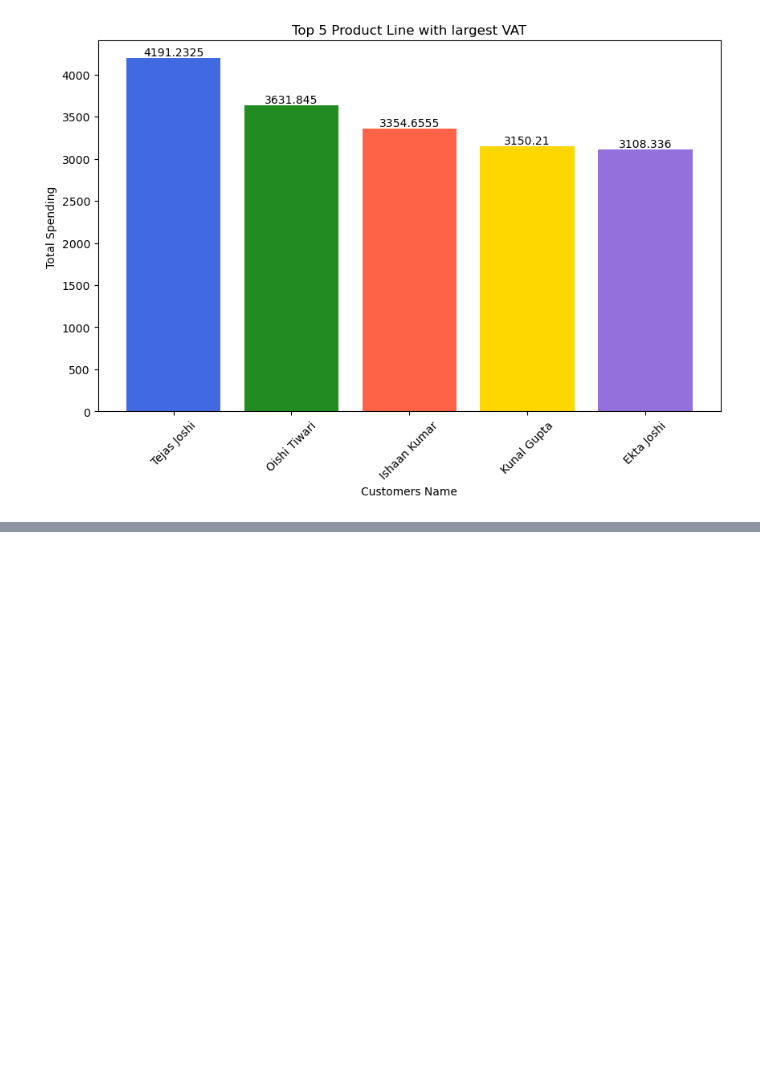
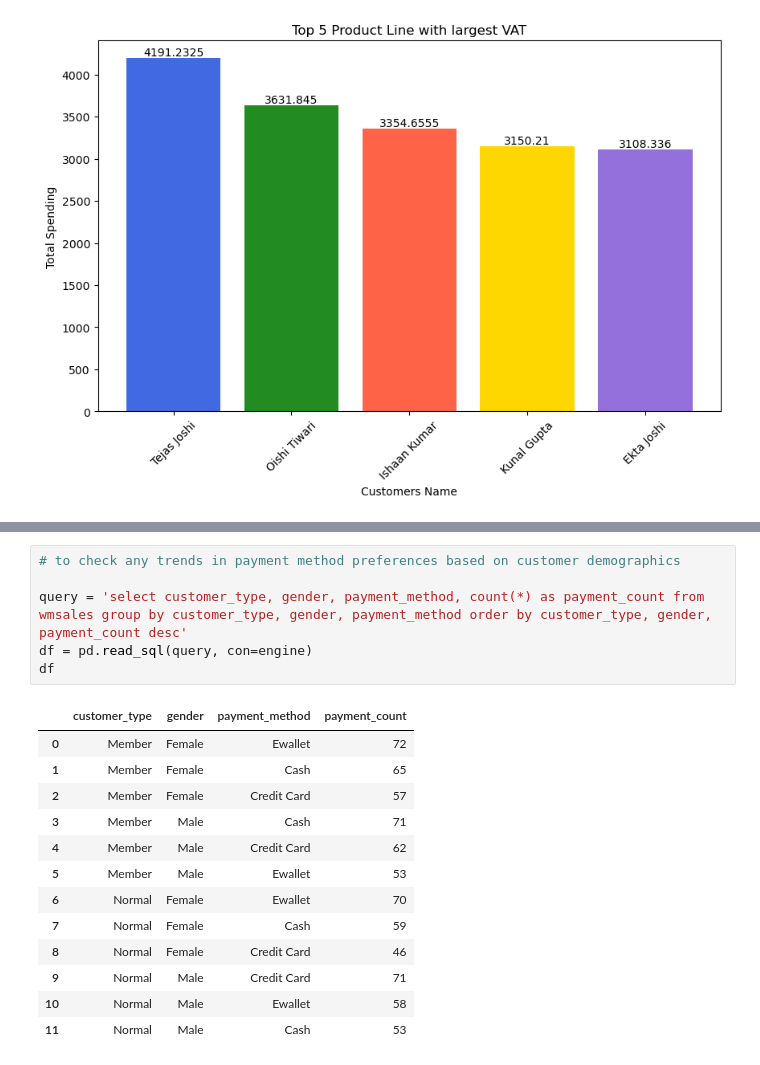
Before and after one commit to manthanvarma/walmart_sales_analysis, a Jupyter notebook: walmart_sales_analysis.ipynb, the cells around one changed output, grey strips where cells are left out. Drawn from its saved outputs; the diff is of its cells as text; blank space fills up the shorter version.

```diff
--- a/walmart_sales_analysis.ipynb
+++ b/walmart_sales_analysis.ipynb
@@ -523,0 +533,20 @@ plt.show()
+# %%
+# to check any trends in payment method preferences based on customer demographics
+
+query = 'select customer_type, gender, payment_method, count(*) as payment_count from wmsales group by customer_type, gender, payment_method order by customer_type, gender, payment_count desc'
+df = pd.read_sql(query, con=engine)
+df
+# %% [output]
+|  | customer_type | gender | payment_method | payment_count |
+| 0 | Member | Female | Ewallet | 72 |
+| 1 | Member | Female | Cash | 65 |
+| 2 | Member | Female | Credit Card | 57 |
+| 3 | Member | Male | Cash | 71 |
+| 4 | Member | Male | Credit Card | 62 |
+| 5 | Member | Male | Ewallet | 53 |
+| 6 | Normal | Female | Ewallet | 70 |
+| 7 | Normal | Female | Cash | 59 |
+| 8 | Normal | Female | Credit Card | 46 |
+| 9 | Normal | Male | Credit Card | 71 |
+| 10 | Normal | Male | Ewallet | 58 |
+| 11 | Normal | Male | Cash | 53 |
```
Also changed, not shown: parts of 6 cells of this notebook, 1 other file.
